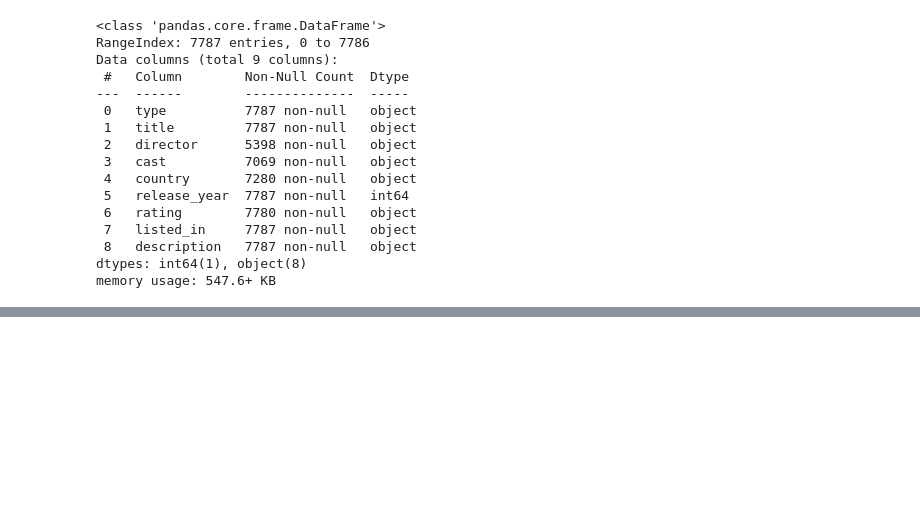
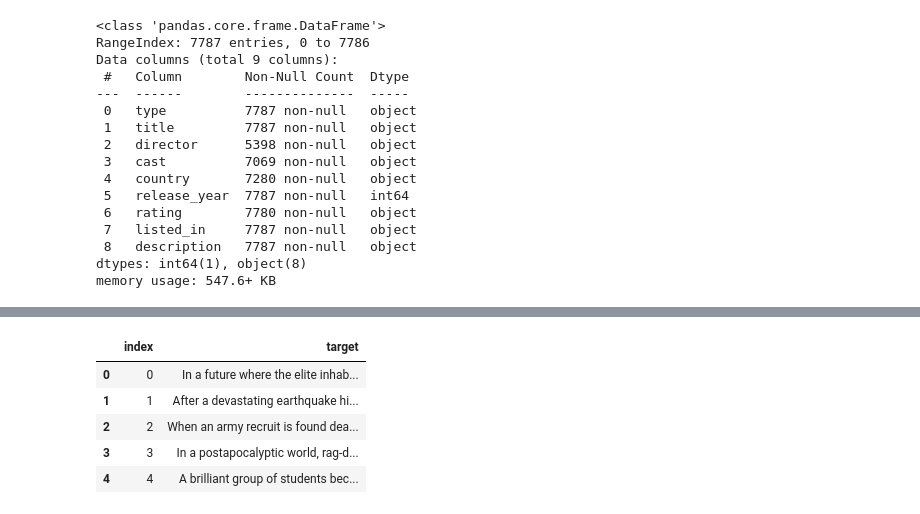
Before and after one commit to MadhurAwasthi/NETFLIX-MOVIES-AND-TV-SHOWS-CLUSTERING-UNSUPERVISED-ML, a Jupyter notebook: NETFLIX_MOVIES_AND_TV_SHOWS_CLUSTERING.ipynb, the cells around one changed output, grey strips where cells are left out. Drawn from its saved outputs; the diff is of its cells as text; code cells hidden in the pictures; blank space fills up the shorter version.

```diff
--- a/NETFLIX_MOVIES_AND_TV_SHOWS_CLUSTERING.ipynb
+++ b/NETFLIX_MOVIES_AND_TV_SHOWS_CLUSTERING.ipynb
@@ -887,3 +898,12 @@ memory usage: 547.6+ KB
+# %%
+netflix_df['target'].head().reset_index()
+# %% [output]
+|  | index | target |
+| 0 | 0 | In a future where the elite inhab... |
+| 1 | 1 | After a devastating earthquake hi... |
+| 2 | 2 | When an army recruit is found dea... |
+| 3 | 3 | In a postapocalyptic world, rag-d... |
+| 4 | 4 | A brilliant group of students bec... |
 # %%
 from sklearn.feature_extraction.text import TfidfVectorizer
 from sklearn.cluster import KMeans
```
Also changed, not shown: parts of 11 cells of this notebook.
